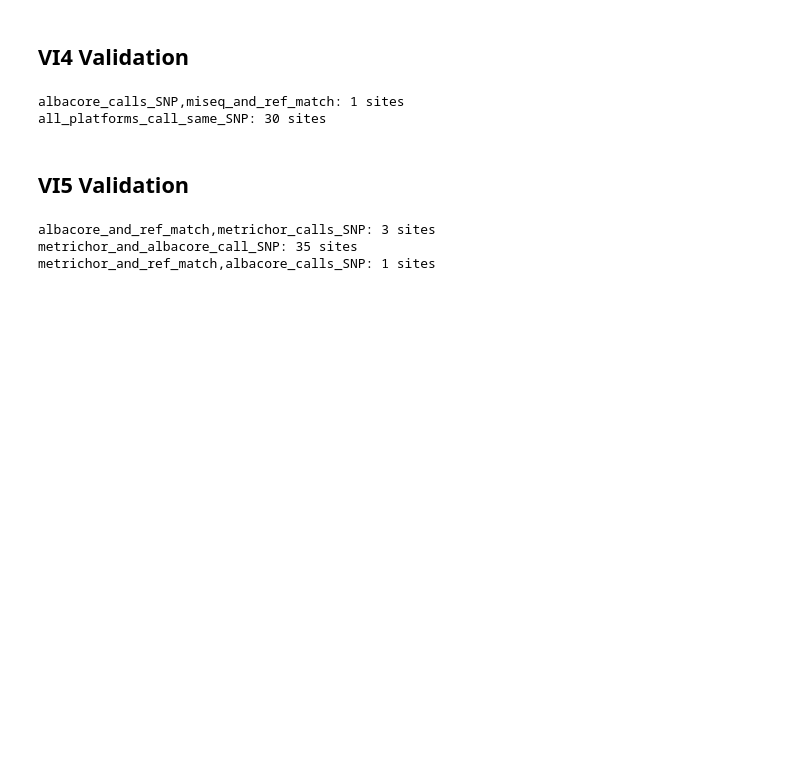
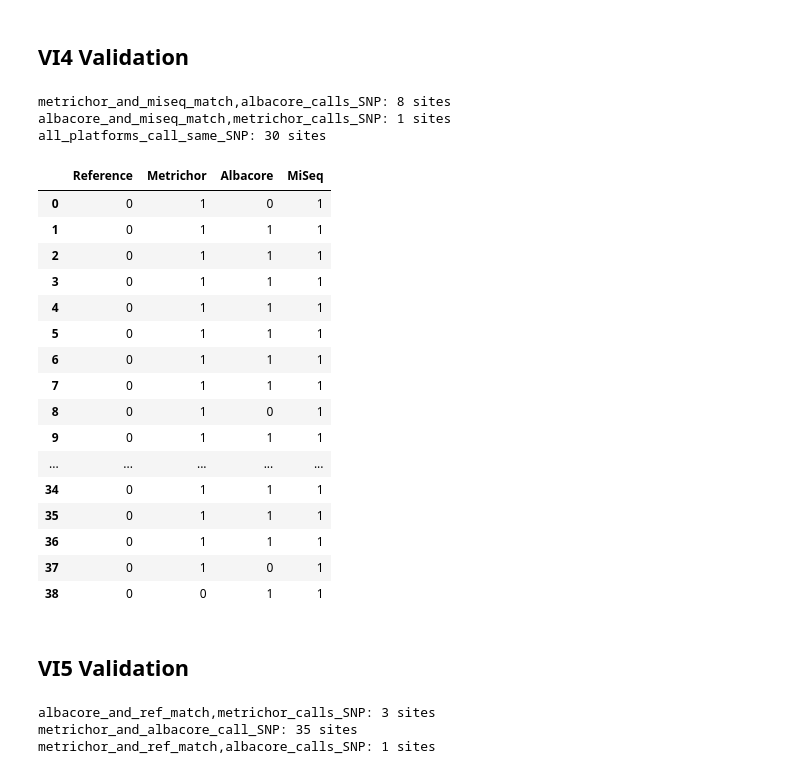
Before and after one commit to blab/zika-seq, a Jupyter notebook: seq-validation/assess-metrichor-albacore-snp-differences.ipynb, the cells around one changed output. Cells and saved outputs as stored; diff of their text form; code cells hidden in the pictures; blank space fills up the shorter version.

```diff
--- a/seq-validation/assess-metrichor-albacore-snp-differences.ipynb
+++ b/seq-validation/assess-metrichor-albacore-snp-differences.ipynb
@@ -143,7 +215,7 @@ metrichor_and_ref_match,albacore_calls_SNP: 1 sites
 # %% [markdown]
 ## VI4 Validation
 # %%
-VI4_dict = read_fasta('/Users/alliblk/Desktop/draft-genome-trial/seq-validation/VI4-seq-comparisons-aligned.fasta')
+VI4_dict = read_fasta('/Users/alliblk/Desktop/gitrepos/zika-seq/seq-validation/VI4-seq-comparisons-aligned.fasta')
 
 VI4_ref = VI4_dict['KJ776791.2_reference']
 VI4_met = VI4_dict['VI4_metrichor']
@@ -156,8 +228,31 @@ VI4_comp_dict = assess_matching(VI4_ref, VI4_met, VI4_alba, miseq_seq = VI4_msq)
 for key in VI4_comp_dict.keys():
     print key + ': {} sites'.format(len(VI4_comp_dict[key]))
 # %% [output]
-albacore_calls_SNP,miseq_and_ref_match: 1 sites
+metrichor_and_miseq_match,albacore_calls_SNP: 8 sites
+albacore_and_miseq_match,metrichor_calls_SNP: 1 sites
 all_platforms_call_same_SNP: 30 sites
+# %%
+VI4_binary = binary_ref_match(VI4_ref,VI4_met,VI4_alba,VI4_msq)
+VI4_df = pd.DataFrame(VI4_binary, columns=['Reference', 'Metrichor', 'Albacore','MiSeq'])
+VI4_df
+# %% [output]
+|  | Reference | Metrichor | Albacore | MiSeq |
+| 0 | 0 | 1 | 0 | 1 |
+| 1 | 0 | 1 | 1 | 1 |
+| 2 | 0 | 1 | 1 | 1 |
+| 3 | 0 | 1 | 1 | 1 |
+| 4 | 0 | 1 | 1 | 1 |
+| 5 | 0 | 1 | 1 | 1 |
+| 6 | 0 | 1 | 1 | 1 |
+| 7 | 0 | 1 | 1 | 1 |
+| 8 | 0 | 1 | 0 | 1 |
+| 9 | 0 | 1 | 1 | 1 |
+| ... | ... | ... | ... | ... |
+| 34 | 0 | 1 | 1 | 1 |
+| 35 | 0 | 1 | 1 | 1 |
+| 36 | 0 | 1 | 1 | 1 |
+| 37 | 0 | 1 | 0 | 1 |
+| 38 | 0 | 0 | 1 | 1 |
 # %% [markdown]
 ## VI5 Validation
 # %%
```
Also changed, not shown: parts of 15 cells of this notebook.
